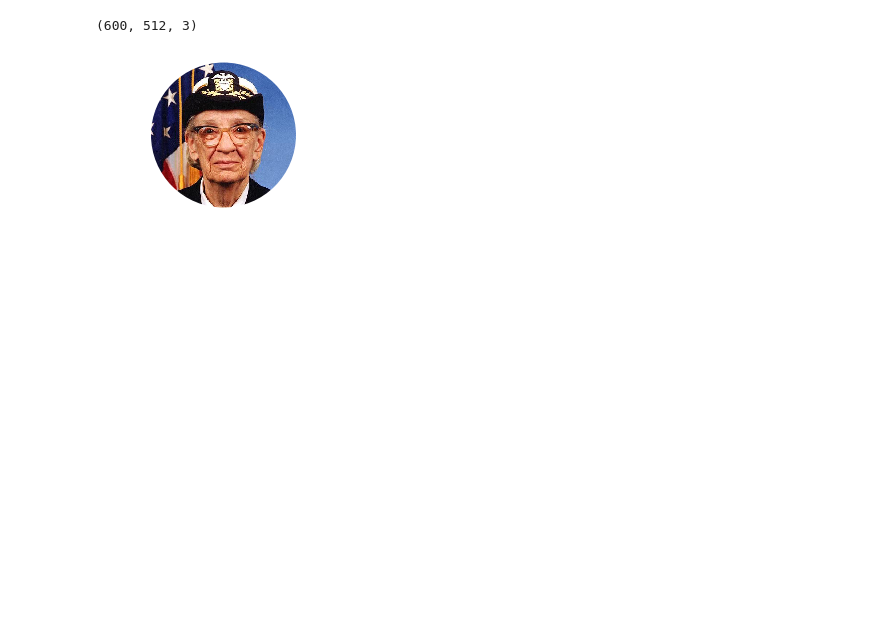
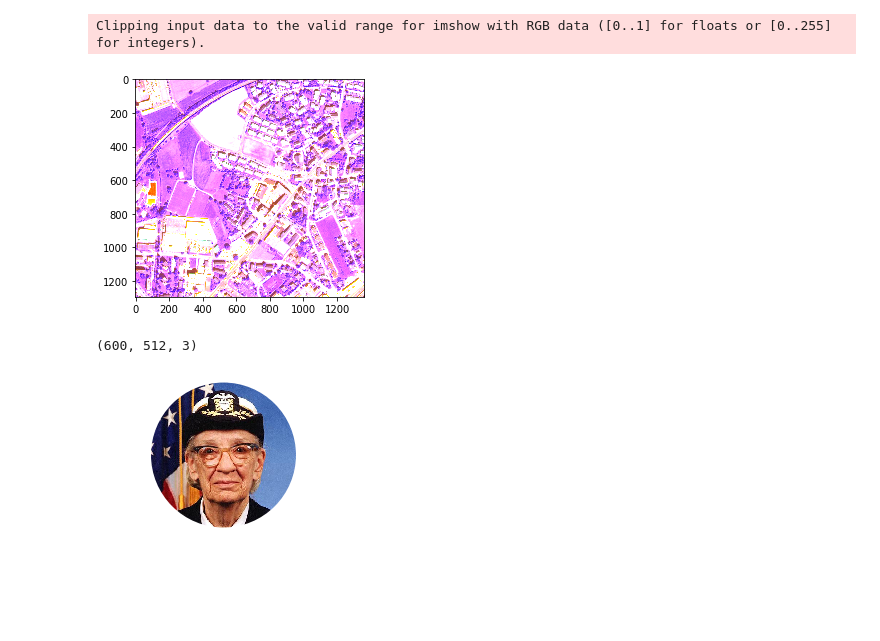
Before and after one commit to bobleynse/NLR-A1, a Jupyter notebook: testfiles/test geotiff.ipynb, the cells around one changed output. Drawn from its saved outputs; the diff is of its cells as text; code cells hidden in the pictures; blank space fills up the shorter version.

```diff
--- a/testfiles/test geotiff.ipynb
+++ b/testfiles/test geotiff.ipynb
@@ -74,3 +72,33 @@ Colorband = Blue
+# %%
+src_ds = gdal.Open("Tensorflow tests/Zurich_dataset_v1.0/images_tif/zh1.tif")
+data = src_ds.ReadAsArray()
+
+# restricted area
+# xMin = 0
+# xMax = 200
+# yMin = 0
+# yMax = 200
+# roadmap = data[1][xMin:xMax, yMin:yMax], data[2][xMin:xMax, yMin:yMax], data[3][xMin:xMax, yMin:yMax]
+
+# unrestricted area
+roadmap = data[1:,:,:]
+
+row = range(len(roadmap[0]))
+column = range(len(roadmap[0][0]))
+
+rgb = []
+for i in row:
+    rgb_row = []
+    for j in column:
+        rgb_row.append([roadmap[0][i][j], roadmap[1][i][j], roadmap[2][i][j]])
+
+    rgb.append(rgb_row)
+
+plt.imshow(np.array(rgb))
+plt.show()
+# %% [output]
+Clipping input data to the valid range for imshow with RGB data ([0..1] for floats or [0..255] for integers).
+[figure, added]
 # %%
 import matplotlib.pyplot as plt
 import matplotlib.patches as patches
```
Also changed, not shown: parts of 1 cell of this notebook.
